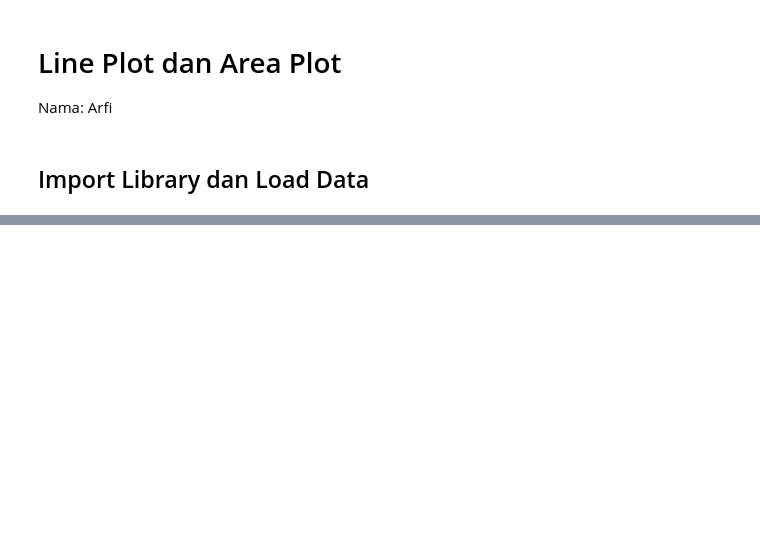
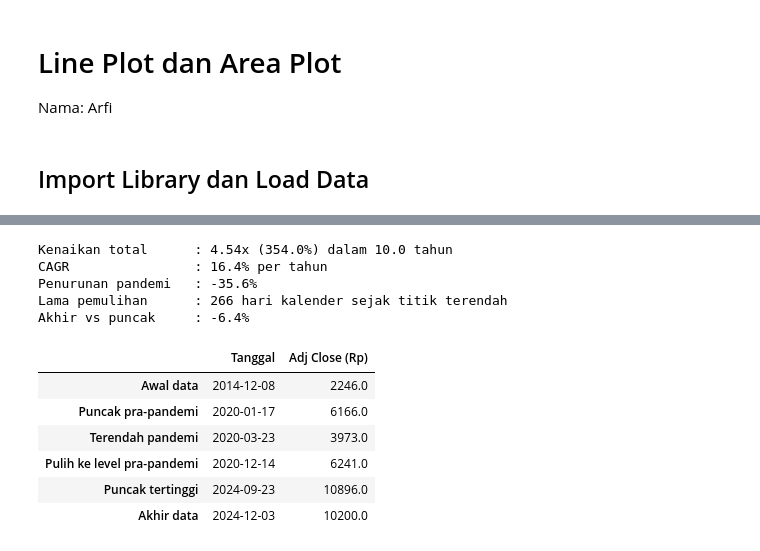
Before and after one commit to aprilianza/Midterm_DataVisualization, a Jupyter notebook: kerja/B_line_area.ipynb, the cells around one changed output, grey strips where cells are left out. Cells and saved outputs as stored; diff of their text form; code cells hidden in the pictures; blank space fills up the shorter version.

```diff
--- a/kerja/B_line_area.ipynb
+++ b/kerja/B_line_area.ipynb
@@ -85,0 +137,46 @@ print('Hari libur dibuang  :', len(HARI_DIBUANG))
+# %%
+b_ticker = 'BBCA'
+b_harga = adj_wide[b_ticker]
+
+b_awal_tgl, b_awal = b_harga.index[0], b_harga.iloc[0]
+b_akhir_tgl, b_akhir = b_harga.index[-1], b_harga.iloc[-1]
+b_puncak_tgl, b_puncak = b_harga.idxmax(), b_harga.max()
+
+# puncak sebelum pandemi (Jan-Feb 2020) dan titik terendah saat pandemi (Mar-Apr 2020)
+b_pra = b_harga['2020-01':'2020-02']
+b_pra_tgl, b_pra_harga = b_pra.idxmax(), b_pra.max()
+b_covid = b_harga['2020-03':'2020-04']
+b_dasar_tgl, b_dasar = b_covid.idxmin(), b_covid.min()
+# hari pertama harga kembali >= puncak pra-pandemi
+b_pulih_tgl = b_harga[(b_harga.index > b_dasar_tgl) & (b_harga >= b_pra_harga)].index[0]
+
+b_tahun = (b_akhir_tgl - b_awal_tgl).days / 365.25
+b_kali = b_akhir / b_awal
+b_cagr = b_kali ** (1 / b_tahun) - 1
+
+b_titik = pd.DataFrame({
+    'Tanggal': [b_awal_tgl, b_pra_tgl, b_dasar_tgl, b_pulih_tgl, b_puncak_tgl, b_akhir_tgl],
+    'Adj Close (Rp)': [b_awal, b_pra_harga, b_dasar, b_harga[b_pulih_tgl], b_puncak, b_akhir],
+}, index=['Awal data', 'Puncak pra-pandemi', 'Terendah pandemi', 'Pulih ke level pra-pandemi',
+          'Puncak tertinggi', 'Akhir data']).round(0)
+b_titik['Tanggal'] = b_titik['Tanggal'].dt.date
+
+print(f'Kenaikan total      : {b_kali:.2f}x ({(b_kali - 1) * 100:.1f}%) dalam {b_tahun:.1f} tahun')
+print(f'CAGR                : {b_cagr * 100:.1f}% per tahun')
+print(f'Penurunan pandemi   : {(b_dasar / b_pra_harga - 1) * 100:.1f}%')
+print(f'Lama pemulihan      : {(b_pulih_tgl - b_dasar_tgl).days} hari kalender sejak titik terendah')
+print(f'Akhir vs puncak     : {(b_akhir / b_puncak - 1) * 100:.1f}%')
+b_titik
+# %% [output]
+Kenaikan total      : 4.54x (354.0%) dalam 10.0 tahun
+CAGR                : 16.4% per tahun
+Penurunan pandemi   : -35.6%
+Lama pemulihan      : 266 hari kalender sejak titik terendah
+Akhir vs puncak     : -6.4%
+|  | Tanggal | Adj Close (Rp) |
+| Awal data | 2014-12-08 | 2246.0 |
+| Puncak pra-pandemi | 2020-01-17 | 6166.0 |
+| Terendah pandemi | 2020-03-23 | 3973.0 |
+| Pulih ke level pra-pandemi | 2020-12-14 | 6241.0 |
+| Puncak tertinggi | 2024-09-23 | 10896.0 |
+| Akhir data | 2024-12-03 | 10200.0 |
```
Also changed, not shown: parts of 12 cells of this notebook, 3 other files.
